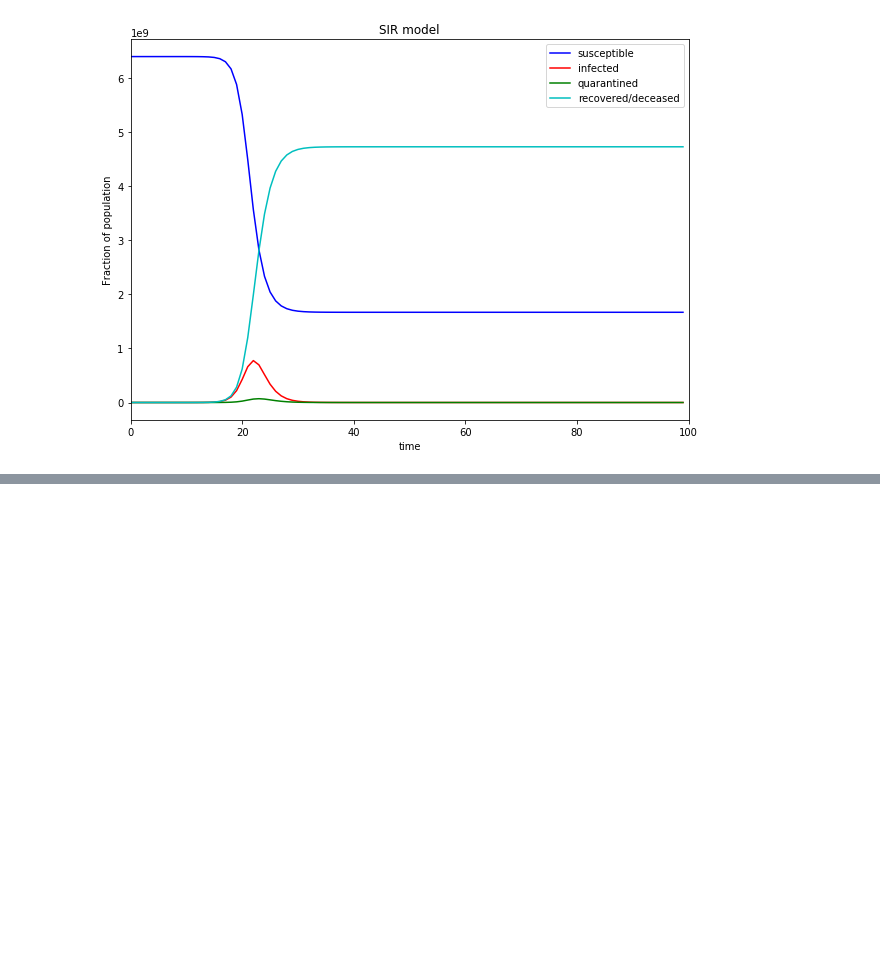
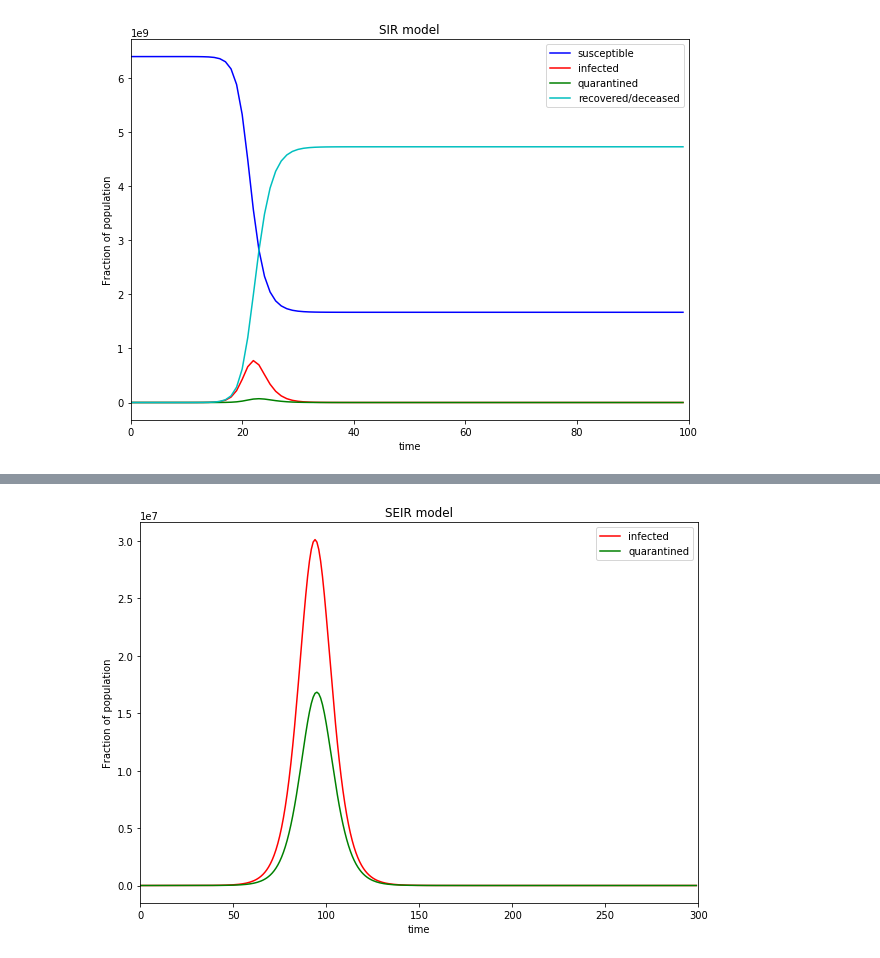
Before and after one commit to Aveek-Saha/CovidAnalysis, a Jupyter notebook: Epidemiology_modeling .ipynb, the cells around one changed output, grey strips where cells are left out. Drawn from its saved outputs; the diff is of its cells as text; code cells hidden in the pictures; blank space fills up the shorter version.

```diff
--- a/Epidemiology_modeling .ipynb
+++ b/Epidemiology_modeling .ipynb
@@ -727,0 +798,31 @@ plt.show()
+# %%
+# beta, gamma, sigma = popt[0], popt[1], popt[2]
+alpha, beta, gamma = beta_hat[0], beta_hat[1], beta_hat[2]
+# %%
+# The SIR model differential equations.
+def deriv(y, t, N, alpha, beta, gamma):
+    S, I, Q, R = y
+    dSdt = (-alpha * S * I) / N
+    dIdt = (alpha * S * I) / N - ((gamma * I) + (beta * I))
+    dQdt = (beta * I) - (gamma * Q)
+    dRdt = (gamma * I) + (gamma * Q)
+    return dSdt, dIdt, dQdt, dRdt
+# %%
+y0 = S0, I0, Q0, R0
+ret = odeint(deriv, y0, [i for i in range(300)], args=(N, alpha, beta, gamma))
+
+S, I, Q, R = ret.T
+# %%
+f = plt.figure(figsize=(10,7))
+# plt.plot(S, 'b', label='susceptible');
+plt.plot(I, 'r', label='infected');
+plt.plot(Q, 'g', label='quarantined');
+# plt.plot(R, 'c', label='recovered/deceased');
+plt.title("SEIR model")
+plt.xlabel("time", fontsize=10);
+plt.ylabel("Fraction of population", fontsize=10);
+plt.legend(loc='best')
+plt.xlim(0,300)
+plt.show()
+# %% [output]
+[figure, added]
```
Also changed, not shown: parts of 15 cells of this notebook.
